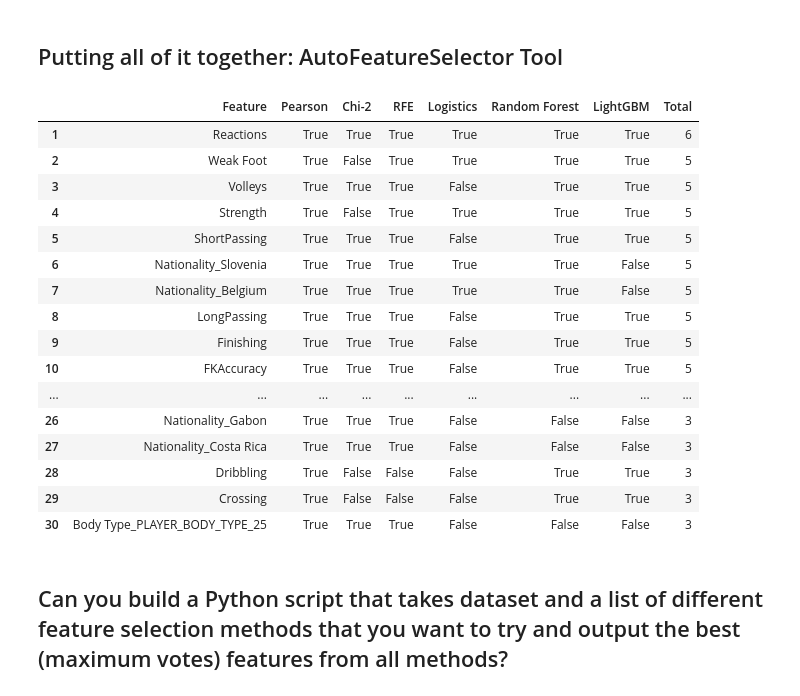
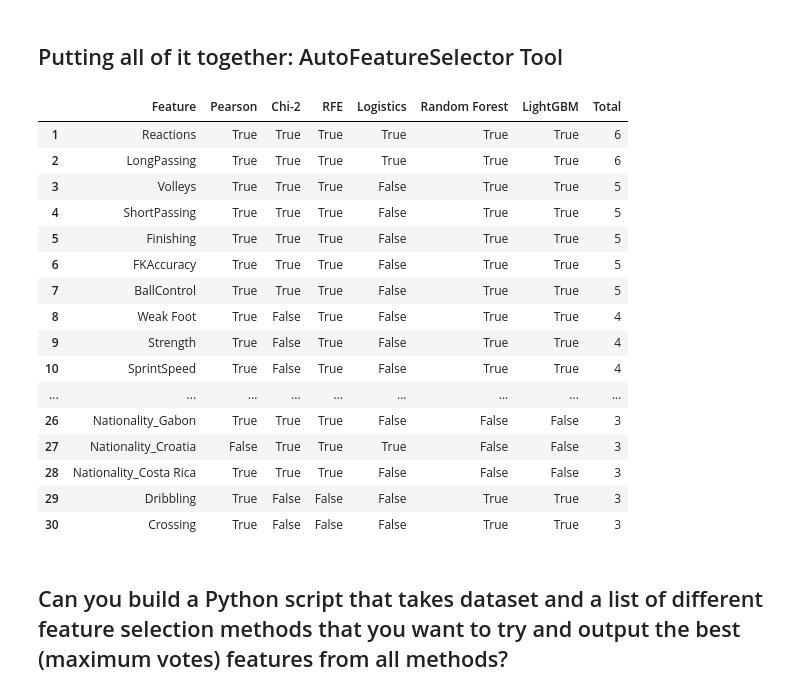
Before and after one commit to Hamza-ali-1999/Machine_Learning_Tasks, a Jupyter notebook: Task 7/Task7_AutoFeatureSelector.ipynb, the cells around one changed output. Saved outputs shown, nothing was run; the diff lists cells and outputs as text; code cells hidden in the pictures.

Commit message:
Auto Feature Selector Tool

```diff
--- a/Task 7/Task7_AutoFeatureSelector.ipynb
+++ b/Task 7/Task7_AutoFeatureSelector.ipynb
@@ -227,3 +231,16 @@ def embedded_log_reg_selector(X, y, num_feats):
+# %%
+def embedded_log_reg_selector(X, y, num_feats):
+
+    X_norm = MinMaxScaler().fit_transform(X)
+
+    # Note: with Ibgfs, l1 penalty would give error, therefore used linlinear
+    embedded_lr_selector = SelectFromModel(LogisticRegression(solver='liblinear', penalty="l1", random_state=33), max_features=num_feats)
+    embedded_lr_selector.fit(X_norm, y)
+
+    embedded_lr_support = embedded_lr_selector.get_support()
+    embedded_lr_feature = X.loc[:,embedded_lr_support].columns.tolist()
+
+    return embedded_lr_support, embedded_lr_feature
 # %%
 embedded_lr_support, embedded_lr_feature = embedded_log_reg_selector(X, y, num_feats)
 print(str(len(embedded_lr_feature)), 'selected features')
@@ -270,4 +274,14 @@ def embedded_rf_selector(X, y, num_feats):
+# %%
+def embedded_rf_selector(X, y, num_feats):
+
+    embedded_rf_selector = SelectFromModel(RandomForestClassifier(n_estimators=100), max_features=num_feats)
+    embedded_rf_selector.fit(X,y)
+
+    embedded_rf_support = embedded_rf_selector.get_support()
+    embedded_rf_feature = X.loc[:,embedded_rf_support].columns.tolist()
+
+    return embedded_rf_support, embedded_rf_feature
 # %%
-embedder_rf_support, embedder_rf_feature = embedded_rf_selector(X, y, num_feats)
-print(str(len(embeded_rf_feature)), 'selected features')
+embedded_rf_support, embedded_rf_feature = embedded_rf_selector(X, y, num_feats)
+print(str(len(embedded_rf_feature)), 'selected features')
 # %% [output]
@@ -306,2 +314,14 @@ def embedded_lgbm_selector(X, y, num_feats):
+# %%
+def embedded_lgbm_selector(X, y, num_feats):
+
+    lgbc = LGBMClassifier(n_estimators=500, learning_rate =0.05, num_leaves=32, colsample_bytree=0.2,reg_alpha=3, min_split_gain=0.01, min_child_weight=40)
+
+    embedded_lgbm_selector = SelectFromModel(lgbc, max_features=num_feats)
+    embedded_lgbm_selector.fit(X,y)
+
+    embedded_lgbm_support = embedded_lgbm_selector.get_support()
+    embedded_lgbm_feature = X.loc[:,embedded_lgbm_support].columns.tolist()
+
+    return embedded_lgbm_support, embedded_lgbm_feature
 # %%
 embedded_lgbm_support, embedded_lgbm_feature = embedded_lgbm_selector(X, y, num_feats)
@@ -333,31 +369,31 @@ embedded_lgbm_feature
 # %%
 pd.set_option('display.max_rows', None)
 # put all selection together
-feature_selection_df = pd.DataFrame({'Feature':feature_name, 'Pearson':cor_support, 'Chi-2':chi_support, 'RFE':rfe_support, 'Logistics':embeded_lr_support,
-                                    'Random Forest':embeded_rf_support, 'LightGBM':embeded_lgb_support})
+feature_selection_df = pd.DataFrame({'Feature':feature_name, 'Pearson':cor_support, 'Chi-2':chi_support, 'RFE':rfe_support, 'Logistics':embedded_lr_support,
+                                    'Random Forest':embedded_rf_support, 'LightGBM':embedded_lgbm_support})
 # count the selected times for each feature
-feature_selection_df['Total'] = np.sum(feature_selection_df, axis=1)
+feature_selection_df['Total'] = np.sum(feature_selection_df.iloc[:, 1:], axis=1)
 # display the top 100
 feature_selection_df = feature_selection_df.sort_values(['Total','Feature'] , ascending=False)
 feature_selection_df.index = range(1, len(feature_selection_df)+1)
 feature_selection_df.head(num_feats)
 # %% [output]
 |  | Feature | Pearson | Chi-2 | RFE | Logistics | Random Forest | LightGBM | Total |
 | 1 | Reactions | True | True | True | True | True | True | 6 |
-| 2 | Weak Foot | True | False | True | True | True | True | 5 |
+| 2 | LongPassing | True | True | True | True | True | True | 6 |
 | 3 | Volleys | True | True | True | False | True | True | 5 |
-| 4 | Strength | True | False | True | True | True | True | 5 |
-| 5 | ShortPassing | True | True | True | False | True | True | 5 |
-| 6 | Nationality_Slovenia | True | True | True | True | True | False | 5 |
-| 7 | Nationality_Belgium | True | True | True | True | True | False | 5 |
-| 8 | LongPassing | True | True | True | False | True | True | 5 |
-| 9 | Finishing | True | True | True | False | True | True | 5 |
-| 10 | FKAccuracy | True | True | True | False | True | True | 5 |
+| 4 | ShortPassing | True | True | True | False | True | True | 5 |
+| 5 | Finishing | True | True | True | False | True | True | 5 |
+| 6 | FKAccuracy | True | True | True | False | True | True | 5 |
+| 7 | BallControl | True | True | True | False | True | True | 5 |
+| 8 | Weak Foot | True | False | True | False | True | True | 4 |
+| 9 | Strength | True | False | True | False | True | True | 4 |
+| 10 | SprintSpeed | True | False | True | False | True | True | 4 |
 | ... | ... | ... | ... | ... | ... | ... | ... | ... |
 | 26 | Nationality_Gabon | True | True | True | False | False | False | 3 |
-| 27 | Nationality_Costa Rica | True | True | True | False | False | False | 3 |
-| 28 | Dribbling | True | False | False | False | True | True | 3 |
-| 29 | Crossing | True | False | False | False | True | True | 3 |
-| 30 | Body Type_PLAYER_BODY_TYPE_25 | True | True | True | False | False | False | 3 |
+| 27 | Nationality_Croatia | False | True | True | True | False | False | 3 |
+| 28 | Nationality_Costa Rica | True | True | True | False | False | False | 3 |
+| 29 | Dribbling | True | False | False | False | True | True | 3 |
+| 30 | Crossing | True | False | False | False | True | True | 3 |
 # %% [markdown]
 ## Can you build a Python script that takes dataset and a list of different feature selection methods that you want to try and output the best (maximum votes) features from all methods?
```
Also changed, not shown: parts of 16 cells of this notebook, 2 other files.
